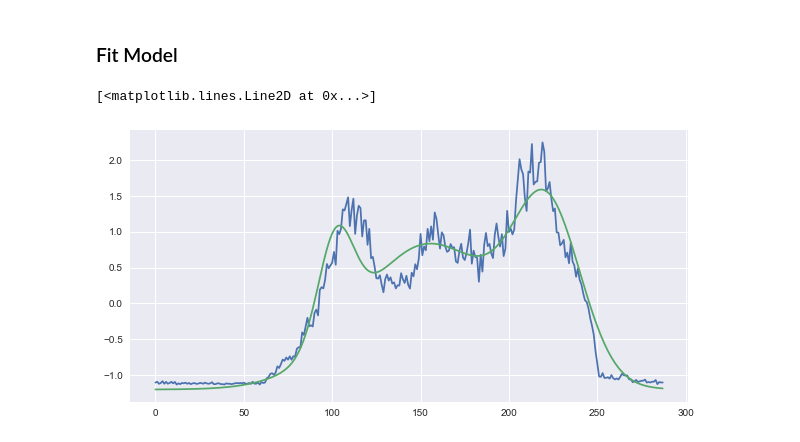
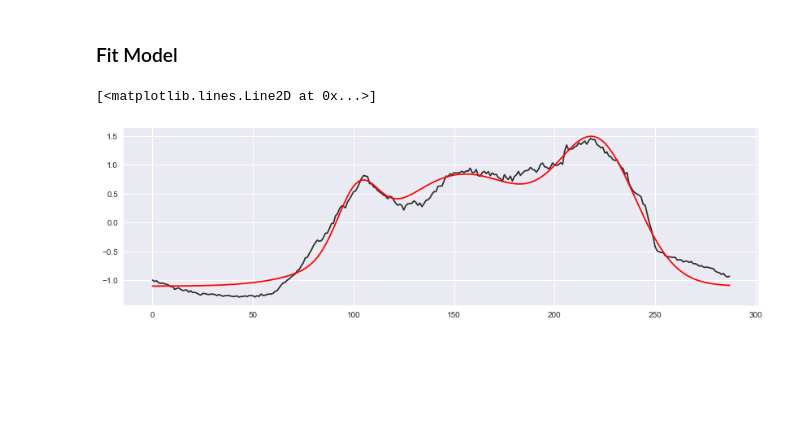
Before and after one commit to basyavasya-honmono/hadive, a Jupyter notebook: notebooks/1.7-JV-SpatioTemporal.ipynb, the cells around one changed output. Drawn from its saved outputs; the diff is of its cells as text; code cells hidden in the pictures; blank space fills up the shorter version.

Commit message:
Updated plots.

```diff
--- a/notebooks/1.7-JV-SpatioTemporal.ipynb
+++ b/notebooks/1.7-JV-SpatioTemporal.ipynb
@@ -181,10 +181,9 @@ for ii in range(wd_valsr.shape[0]):
 
 mod = np.dot(wgts, tmpl)
 # %%
-ii = 120
-fig, ax = plt.subplots(nrows=1, ncols=1, figsize=(10, 5))
-ax.plot(xx, wd_valsr[ii])
-ax.plot(xx, mod[ii])
+fig, ax = plt.subplots(nrows=1, ncols=1, figsize=(14, 4))
+ax.plot(xx, wd_valsr.mean(0), c="k", alpha=0.8)
+ax.plot(xx, mod.mean(0), c="r")
 # %% [output]
 [<matplotlib.lines.Line2D at 0x...>]
-[figure, old version]
+[figure, new version]
```
Also changed, not shown: parts of 5 cells of this notebook, 2 other files.
